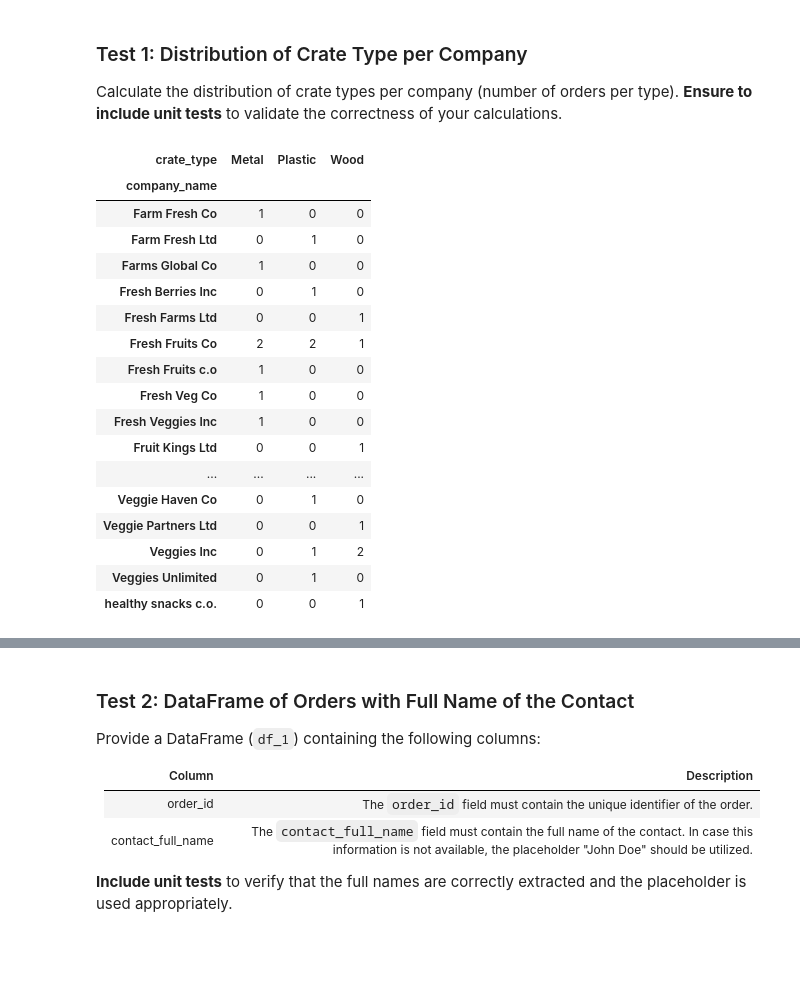
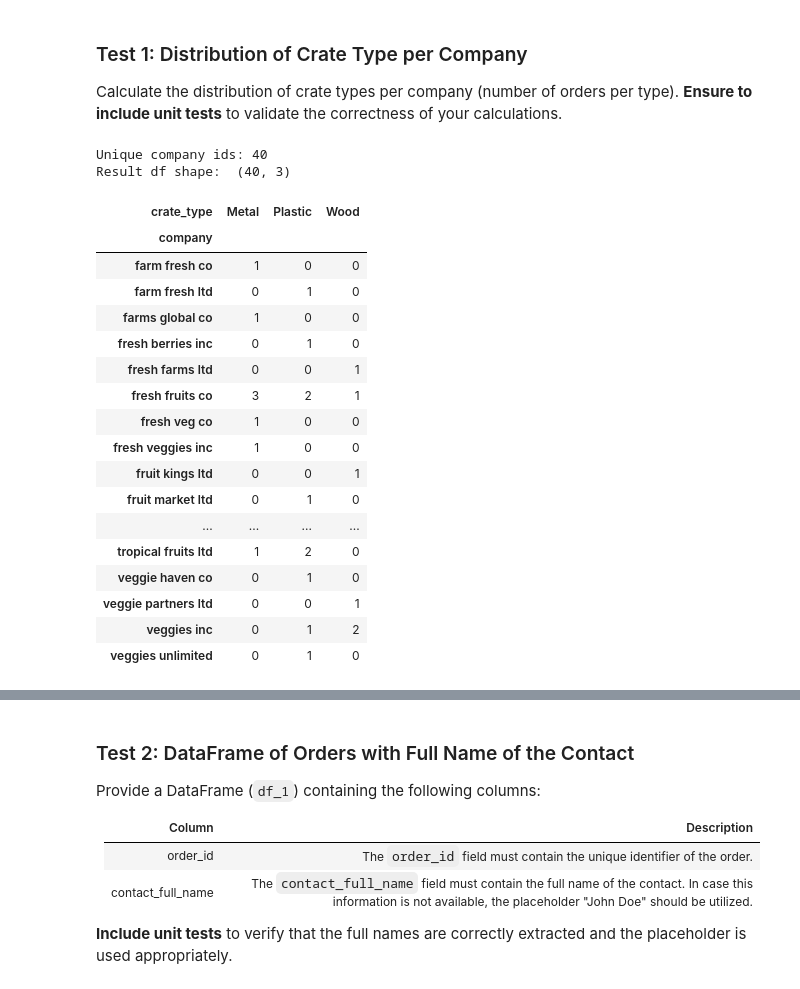
Before and after one commit to StephiKR/IFCO-TEST, a Jupyter notebook: stefaniekobsar_test.ipynb, the cells around one changed output, grey strips where cells are left out. Cells and saved outputs as stored; diff of their text form; code cells hidden in the pictures; blank space fills up the shorter version.

```diff
--- a/stefaniekobsar_test.ipynb
+++ b/stefaniekobsar_test.ipynb
@@ -22,25 +23,33 @@ orders
 ### Test 1: Distribution of Crate Type per Company
 
 Calculate the distribution of crate types per company (number of orders per type). **Ensure to include unit tests** to validate the correctness of your calculations.
-# %%
-crate_type_distribution = orders.groupby(['company_name', 'crate_type']).size().unstack(fill_value=0)
-crate_type_distribution
-# %% [output]
-| crate_type | Metal | Plastic | Wood |
-| company_name |  |  |  |
-| Farm Fresh Co | 1 | 0 | 0 |
-| Farm Fresh Ltd | 0 | 1 | 0 |
-| Farms Global Co | 1 | 0 | 0 |
-| Fresh Berries Inc | 0 | 1 | 0 |
-| Fresh Farms Ltd | 0 | 0 | 1 |
-| Fresh Fruits Co | 2 | 2 | 1 |
-| Fresh Fruits c.o | 1 | 0 | 0 |
-| Fresh Veg Co | 1 | 0 | 0 |
-| Fresh Veggies Inc | 1 | 0 | 0 |
-| Fruit Kings Ltd | 0 | 0 | 1 |
-| ... | ... | ... | ... |
-| Veggie Haven Co | 0 | 1 | 0 |
-| Veggie Partners Ltd | 0 | 0 | 1 |
-| Veggies Inc | 0 | 1 | 2 |
-| Veggies Unlimited | 0 | 1 | 0 |
-| healthy snacks c.o. | 0 | 0 | 1 |
+# %%
+orders_copy = orders.copy()
+orders_copy['company'] = orders_copy['company_name'].str.replace('.', '')
+orders_copy['company'] = orders_copy['company'].str.lower()
+
+crate_type_distribution = orders_copy.groupby(['company' ,'crate_type']).size().unstack(fill_value=0)
+print('Unique company ids:', len(orders_copy['company_id'].unique()))
+print('Result df shape: ', crate_type_distribution.shape)
+crate_type_distribution
+# %% [output]
+Unique company ids: 40
+Result df shape:  (40, 3)
+| crate_type | Metal | Plastic | Wood |
+| company |  |  |  |
+| farm fresh co | 1 | 0 | 0 |
+| farm fresh ltd | 0 | 1 | 0 |
+| farms global co | 1 | 0 | 0 |
+| fresh berries inc | 0 | 1 | 0 |
+| fresh farms ltd | 0 | 0 | 1 |
+| fresh fruits co | 3 | 2 | 1 |
+| fresh veg co | 1 | 0 | 0 |
+| fresh veggies inc | 1 | 0 | 0 |
+| fruit kings ltd | 0 | 0 | 1 |
+| fruit market ltd | 0 | 1 | 0 |
+| ... | ... | ... | ... |
+| tropical fruits ltd | 1 | 2 | 0 |
+| veggie haven co | 0 | 1 | 0 |
+| veggie partners ltd | 0 | 0 | 1 |
+| veggies inc | 0 | 1 | 2 |
+| veggies unlimited | 0 | 1 | 0 |
```
Also changed, not shown: parts of 3 cells of this notebook.
